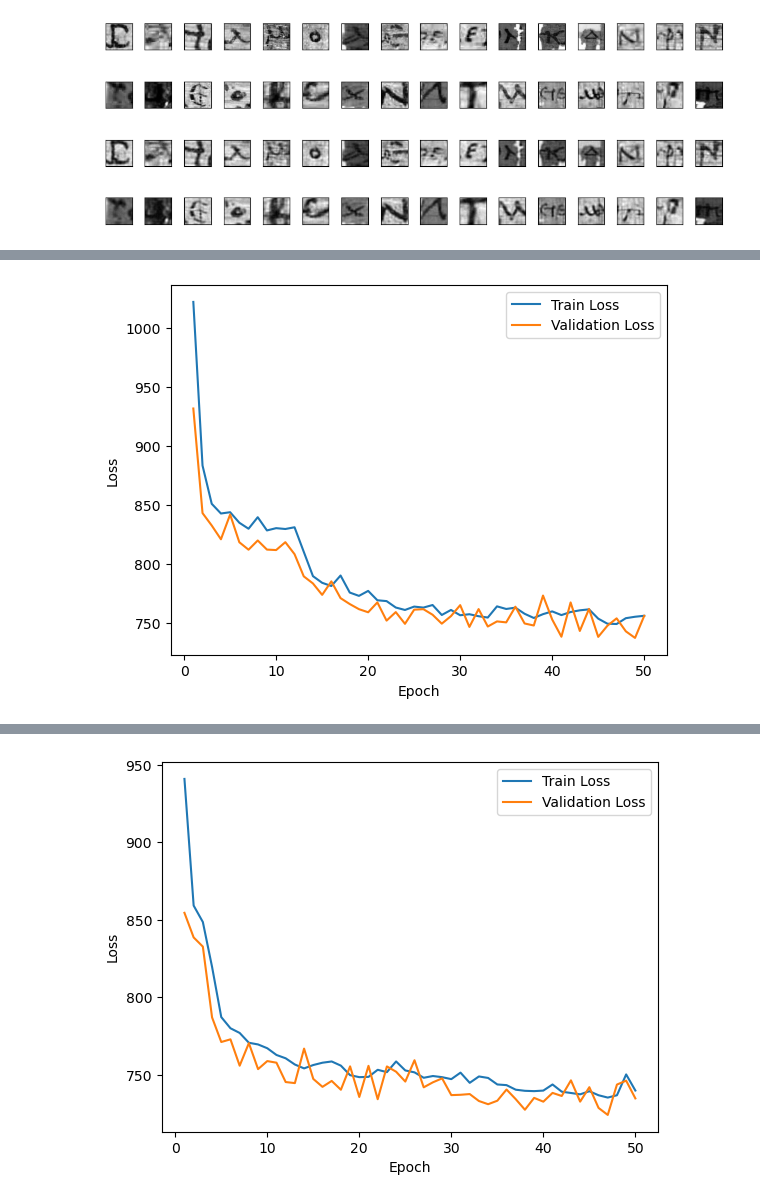
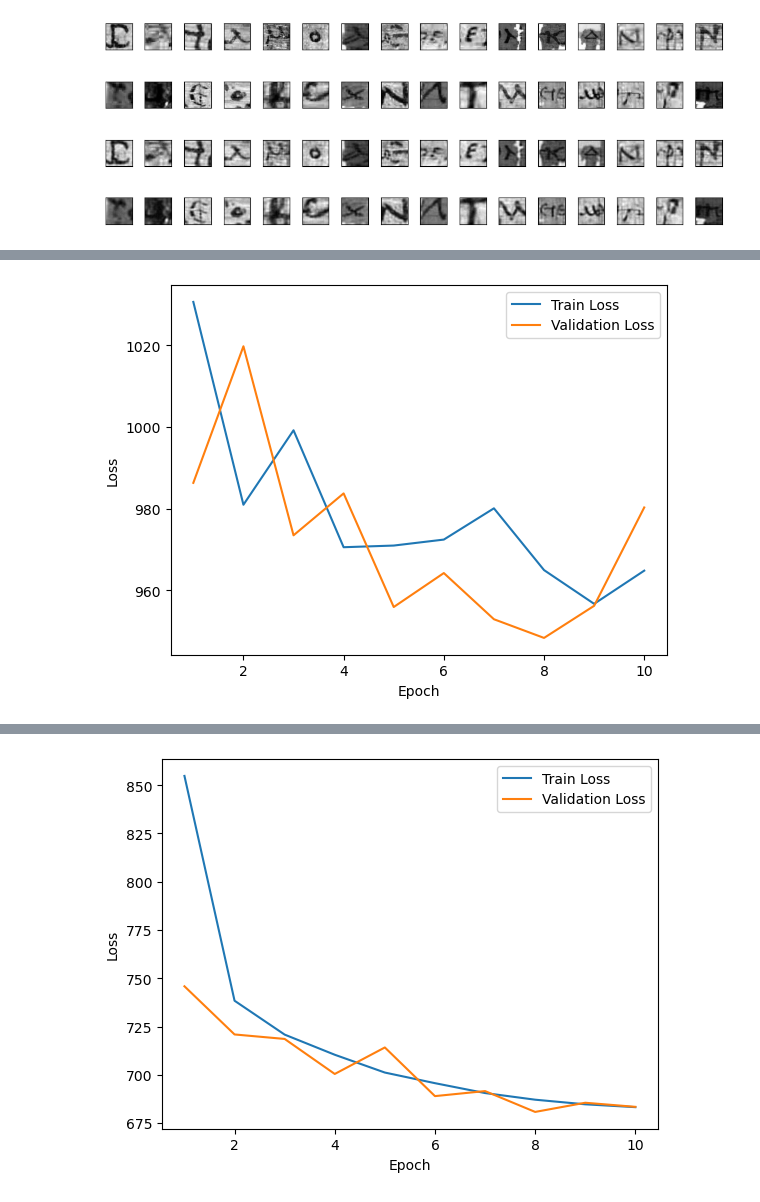
Before and after one commit to Wishmitha/Vesuvius, a Jupyter notebook: alpub_autoencoder/alpub_autoencoder.ipynb, the cells around one changed output, grey strips where cells are left out. Saved outputs shown, nothing was run; the diff lists cells and outputs as text; code cells hidden in the pictures.

```diff
--- a/alpub_autoencoder/alpub_autoencoder.ipynb
+++ b/alpub_autoencoder/alpub_autoencoder.ipynb
@@ -376,14 +376,14 @@ class MultiAutoencoder(nn.Module):
         decoded = self.decoder(encoded)
         return decoded
 # %%
-for latent_dim in [5,10]: # train for [2,5,10,20,100,500] latent dims
+for latent_dim in [2,5,10,25,50]: # train for [2,5,10,25,50] latent dims
 
     print("Training model with", latent_dim,"latent dimensions...")
 
     input_dim = 4900  # Dimensionality of the input data
     hidden_dim_1 = 1000
-    hidden_dim_2 = 100
-    hidden_dim_3 = 10
+    hidden_dim_2 = 500
+    hidden_dim_3 = 100
 
     model = MultiAutoencoder(input_dim, latent_dim, hidden_dim_1, hidden_dim_2, hidden_dim_3)
     model = model.to(device)
@@ -391,7 +391,7 @@ for latent_dim in [5,10]: # train for [2,5,10,20,100,500] latent dims
     criterion = nn.MSELoss()
     optimizer = optim.Adam(model.parameters(), lr=0.001)
 
-    num_epochs = 50
+    num_epochs = 10
     batch_size = 64
     best_test_loss = float('inf')
     best_model_state = None
@@ -479 +473 @@ Epoch [50/50], Train Loss: 756.1716, Test Loss: 756.1517
-[figure, old version]
+[figure, new version]
@@ -497 +485 @@ Epoch [50/50], Train Loss: 739.7527, Test Loss: 734.6719
-[figure, old version]
+[figure, new version]
```
Also changed, not shown: parts of 6 cells of this notebook, 5 other files.
